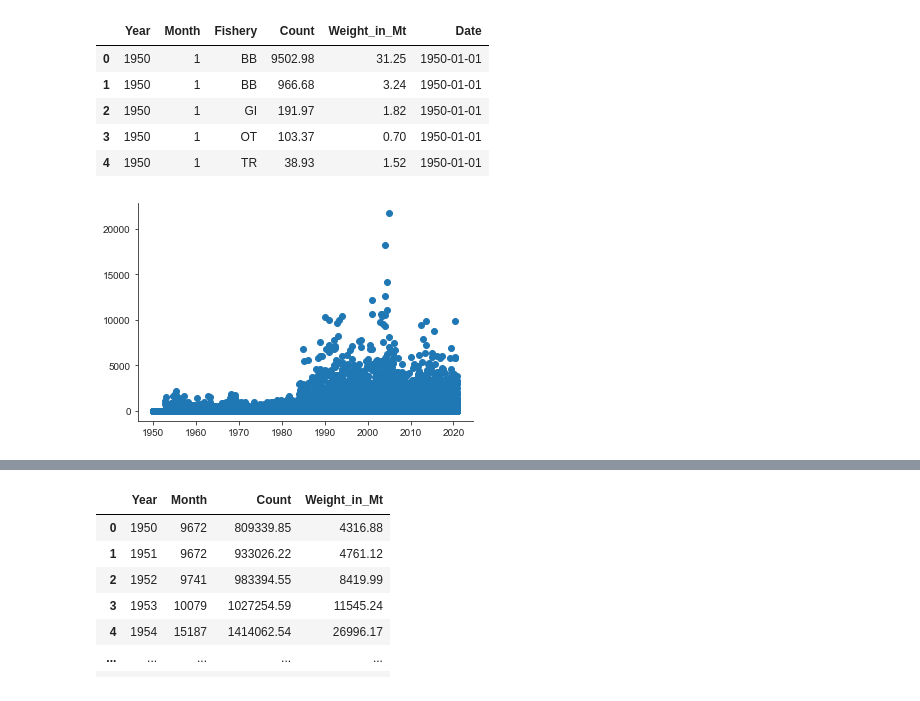
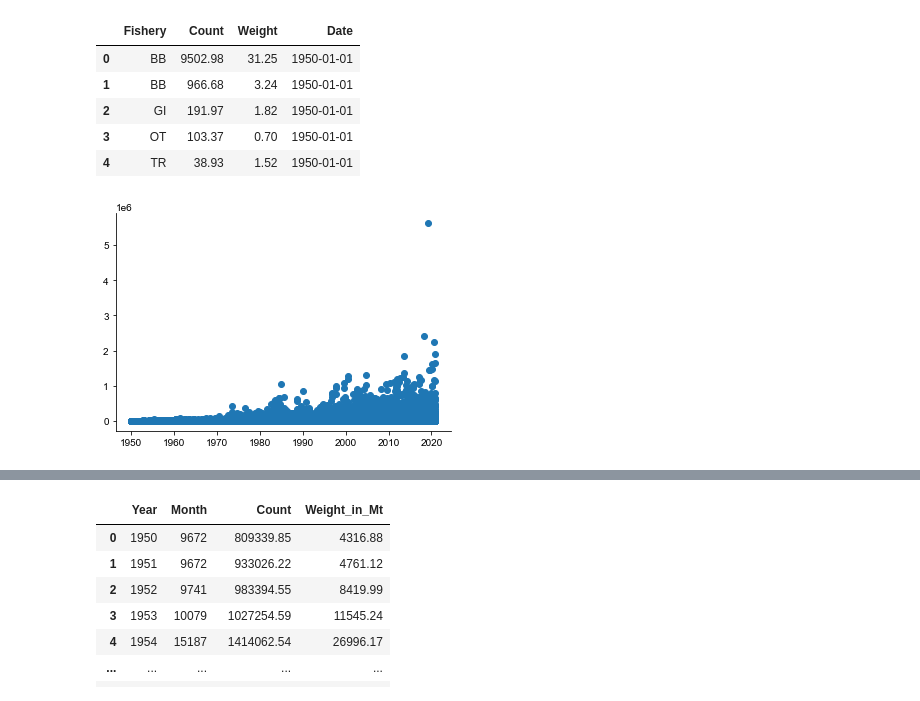
Before and after one commit to jackshannon97/yellowfin_time_series, a Jupyter notebook: exploratory_analysis_YFT.ipynb, the cells around one changed output, grey strips where cells are left out. Saved outputs shown, nothing was run; the diff lists cells and outputs as text; code cells hidden in the pictures.

```diff
--- a/exploratory_analysis_YFT.ipynb
+++ b/exploratory_analysis_YFT.ipynb
@@ -14,6 +14,7 @@ from matplotlib import pyplot as plt
 import pandas as pd
 import numpy as np
 # %%
-data = pd.read_csv('YFT_iotc.csv')
-print(data)
+data = pd.read_csv('YFT_iotc_2.csv')
+df = pd.DataFrame(data)
+print(df)
 # %% [output]
@@ -54,20 +52,20 @@ print(df)
 [264097 rows x 7 columns]
 # %%
 #tidy data
-df = df.rename(columns = {'Weight': 'Weight_in_Mt'})
-df_tidy = df.drop(['Grid'], axis=1)
+df = df.rename(columns = {'NCnoFish': 'Count', 'NCmtFish': 'Weight'})
+df_tidy = df.drop(['Grid', 'Year', 'Month'], axis=1)
 df_tidy.head()
 # %% [output]
-|  | Year | Month | Fishery | Count | Weight_in_Mt | Date |
-| 0 | 1950 | 1 | BB | 9502.98 | 31.25 | 1950-01-01 |
-| 1 | 1950 | 1 | BB | 966.68 | 3.24 | 1950-01-01 |
-| 2 | 1950 | 1 | GI | 191.97 | 1.82 | 1950-01-01 |
-| 3 | 1950 | 1 | OT | 103.37 | 0.70 | 1950-01-01 |
-| 4 | 1950 | 1 | TR | 38.93 | 1.52 | 1950-01-01 |
+|  | Fishery | Count | Weight | Date |
+| 0 | BB | 9502.98 | 31.25 | 1950-01-01 |
+| 1 | BB | 966.68 | 3.24 | 1950-01-01 |
+| 2 | GI | 191.97 | 1.82 | 1950-01-01 |
+| 3 | OT | 103.37 | 0.70 | 1950-01-01 |
+| 4 | TR | 38.93 | 1.52 | 1950-01-01 |
 # %%
-plt.scatter(df_tidy.Date, df_tidy.Weight_in_Mt)
+plt.scatter(df_tidy.Date, df_tidy.Count)
 sns.set_style("ticks")
 sns.despine()
 plt.show()
 # %% [output]
-[figure, old version]
+[figure, new version]
```
Also changed, not shown: parts of 9 cells of this notebook, 5 other files.
